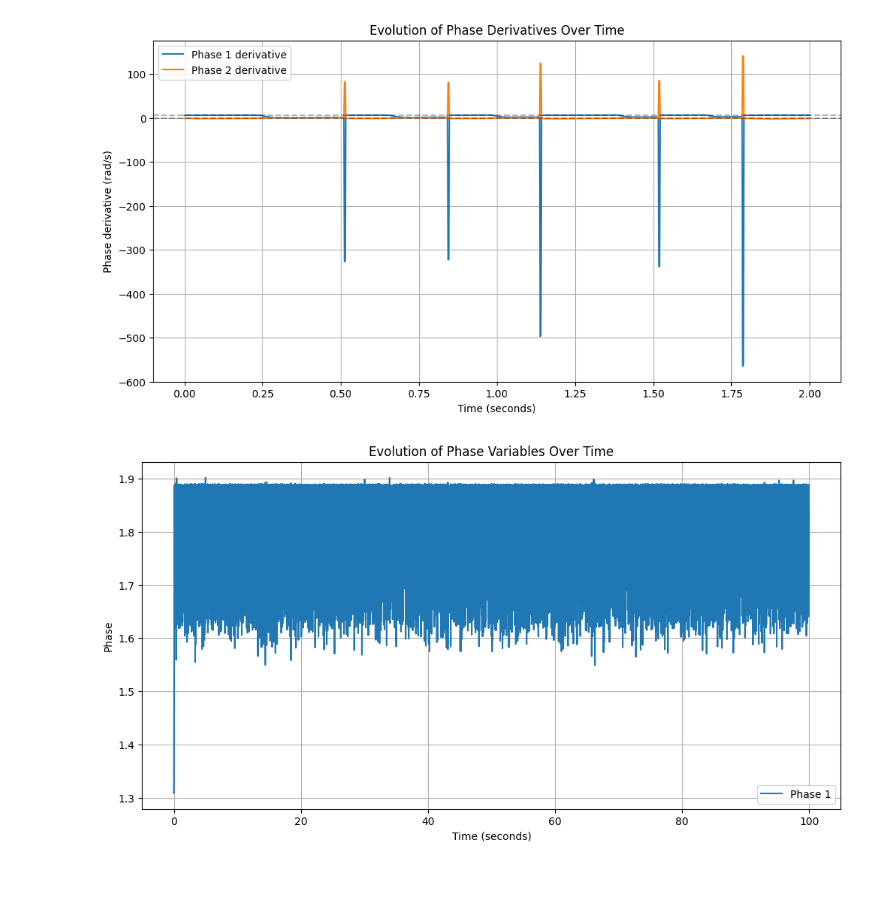
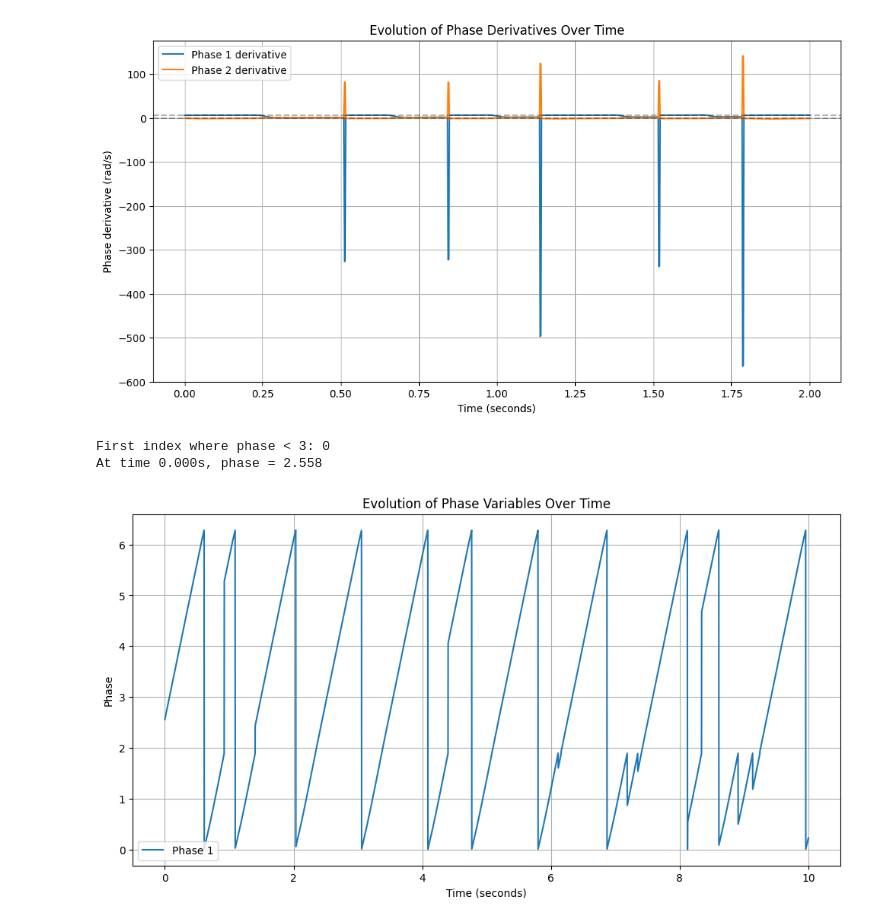
Before and after one commit to Biofluid-Dynamics-Group/cuda-filaments, a Jupyter notebook: analysis/test_emergence/test_emergence.ipynb, the cells around one changed output. Cells and saved outputs as stored; diff of their text form; code cells hidden in the pictures; blank space fills up the shorter version.

```diff
--- a/analysis/test_emergence/test_emergence.ipynb
+++ b/analysis/test_emergence/test_emergence.ipynb
@@ -75,24 +75,43 @@ plt.show()
 # %%
 import pandas as pd
 import matplotlib.pyplot as plt
 
 # Read the data
-data = pd.read_csv('../../data/emergent_test_new_gmres_no_elas/20250314/ciliate_4fil_9000blob_8.00R_0.0010torsion_0.2182tilt_0.3000f_eff_1.4960theta0_0.0000freqshift_true_states.dat',
+data = pd.read_csv('../../data/new_beat_avoidance_05_not_01/20250325/ciliate_1fil_100blob_8.00R_0.0010torsion_0.0000tilt_0.3000f_eff_1.4960theta0_0.0000freqshift_true_states.dat',
                    delimiter=' ',
                    header=None)
 
 # Convert index to time (500 indices = 1 second)
-time = data[0] / 300
+time = data[0] / 500
+# Find the first index where phase is less than 3
+first_low_phase_idx = data[data[2] < 3].index.min()
+print(f"First index where phase < 3: {first_low_phase_idx}")
+
+# Get the time at this index
+if pd.notna(first_low_phase_idx):
+  low_phase_time = time[first_low_phase_idx]
+  low_phase_value = data.iloc[first_low_phase_idx, 2]
+  print(f"At time {low_phase_time:.3f}s, phase = {low_phase_value:.3f}")
+
+  # Calculate the jump in phase between indices 365 and 366
+  phase_365 = data.iloc[365, 2]
+  phase_366 = data.iloc[366, 2]
+  # phase_jump = phase_365 - phase_366
+  # print(f"Phase at index 365: {phase_365:.3f}")
+  # print(f"Phase at index 366: {phase_366:.3f}")
+  # print(f"Jump in phase: {phase_jump:.3f}")
 
 # Plot both phase variables
 plt.figure(figsize=(12, 6))
-plt.plot(time, data[5], label='Phase 1')
+plt.plot(time, np.mod(data[2], 2*np.pi), label='Phase 1')
 # plt.plot(time, data[3], label='Phase 2')
 plt.xlabel('Time (seconds)')
 plt.ylabel('Phase')
 plt.title('Evolution of Phase Variables Over Time')
 plt.legend()
 plt.grid(True)
 plt.show()
 # %% [output]
+First index where phase < 3: 0
+At time 0.000s, phase = 2.558
-[figure, old version]
+[figure, new version]
```
Also changed, not shown: parts of 1 cell of this notebook, 5 other files.
